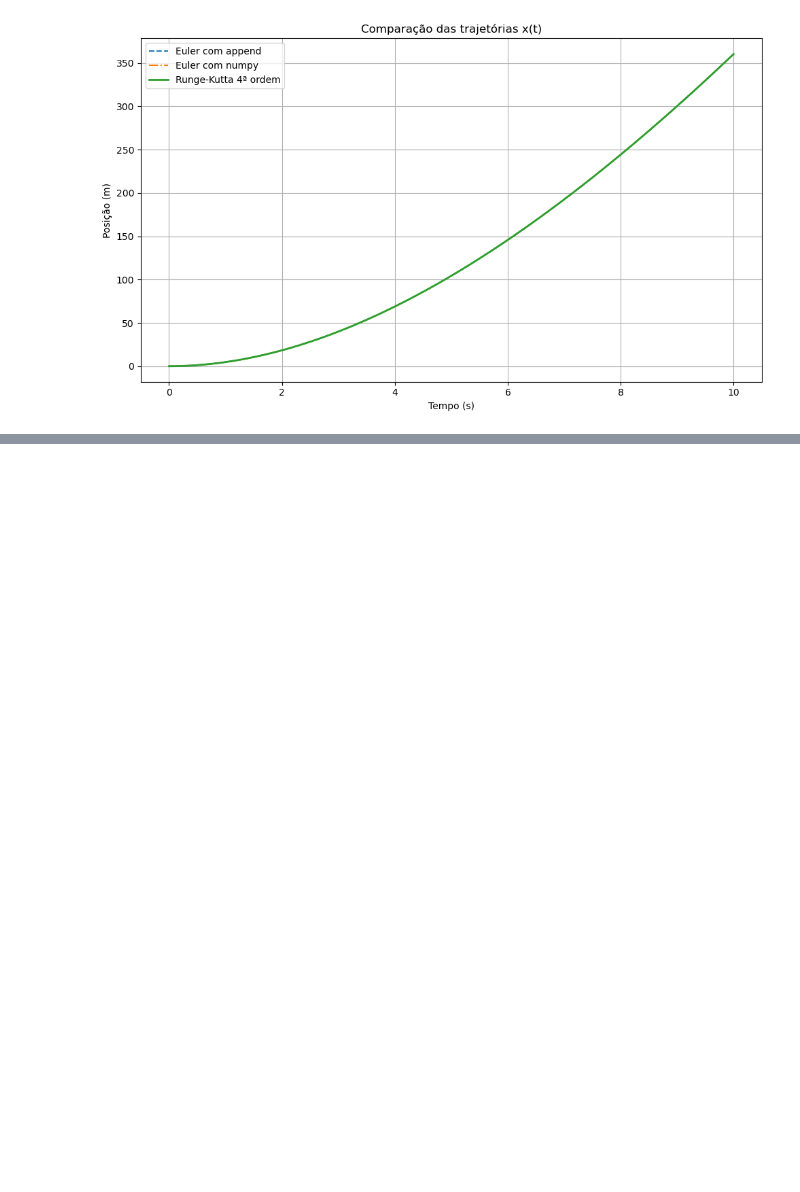
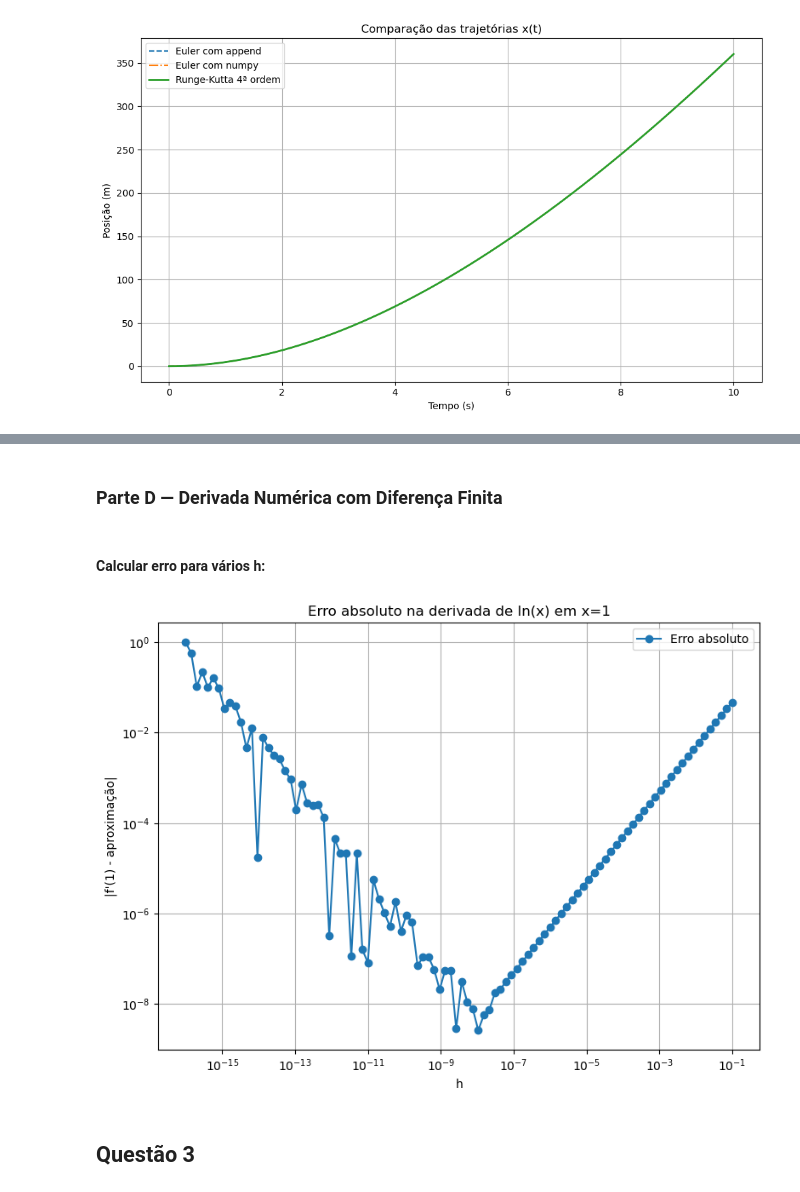
Before and after one commit to Gsimarelli/av6, a Jupyter notebook: av6.ipynb, the cells around one changed output, grey strips where cells are left out. Cells and saved outputs as stored; diff of their text form; code cells hidden in the pictures; blank space fills up the shorter version.

```diff
--- a/av6.ipynb
+++ b/av6.ipynb
@@ -192,0 +258,29 @@ plt.show()
+# %% [markdown]
+### Parte D — Derivada Numérica com Diferença Finita
+# %%
+import math
+
+def derivada_f(x, h):
+    """Aproxima a derivada de ln(x) no ponto x usando diferença finita"""
+    return (math.log(x + h) - math.log(x)) / h
+# %% [markdown]
+#### Calcular erro para vários h:
+# %%
+h_vals = np.logspace(-1, -16, 100)
+erro_abs = [abs(derivada_f(1, h) - 1) for h in h_vals]
+
+plt.figure(figsize=(8,6))
+plt.plot(h_vals, erro_abs, marker='o', label='Erro absoluto')
+plt.xscale('log')
+plt.yscale('log')
+plt.xlabel('h')
+plt.ylabel('|f\'(1) - aproximação|')
+plt.title('Erro absoluto na derivada de ln(x) em x=1')
+plt.grid(True)
+plt.legend()
+plt.tight_layout()
+plt.show()
+# %% [output]
+[figure, added]
+# %% [markdown]
+## Questão 3
```
Also changed, not shown: parts of 22 cells of this notebook, 1 other file.
